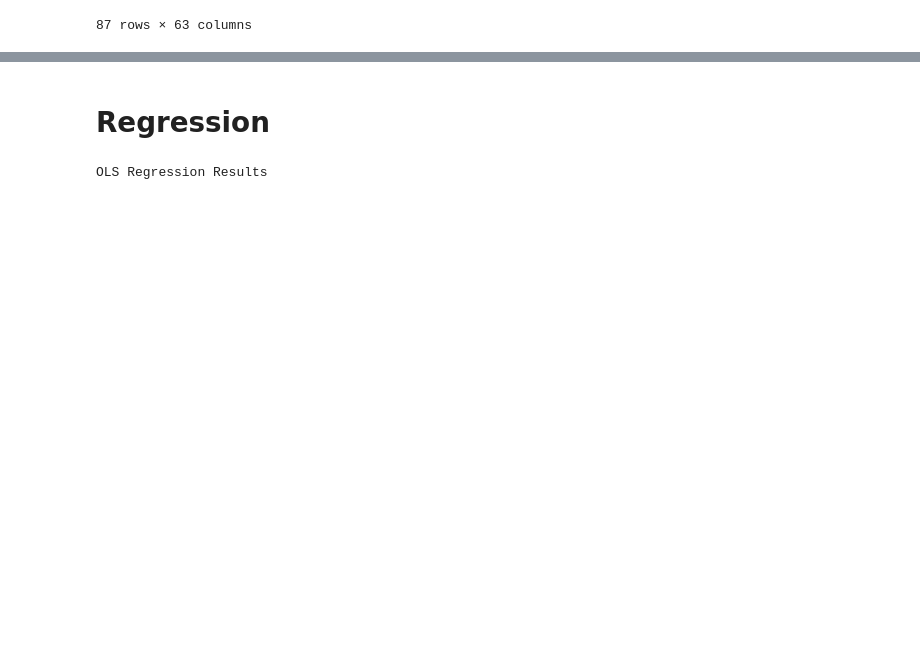
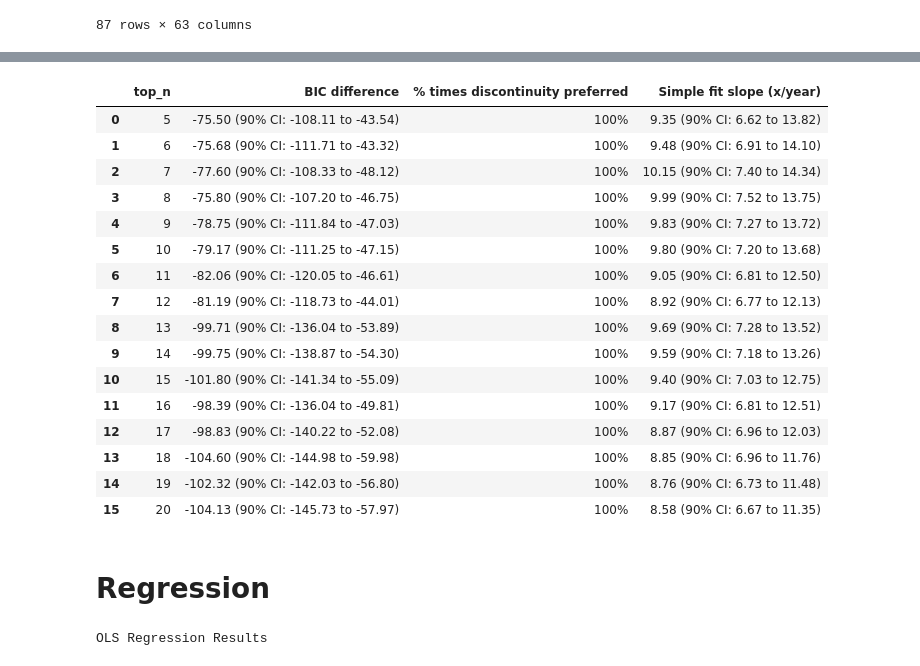
Before and after one commit to epoch-research/open-model-trends, a Jupyter notebook: compute_analysis.ipynb, the cells around one changed output, grey strips where cells are left out. Cells and saved outputs as stored; diff of their text form; code cells hidden in the pictures; blank space fills up the shorter version.

```diff
--- a/compute_analysis.ipynb
+++ b/compute_analysis.ipynb
@@ -265,3 +904,23 @@ access_df[(access_df['top_10_at_release'] == True) & (access_df['Model open/clos
+# %%
+df_results
+# %% [output]
+|  | top_n | BIC difference | % times discontinuity preferred | Simple fit slope (x/year) |
+| 0 | 5 | -75.50 (90% CI: -108.11 to -43.54) | 100% | 9.35 (90% CI: 6.62 to 13.82) |
+| 1 | 6 | -75.68 (90% CI: -111.71 to -43.32) | 100% | 9.48 (90% CI: 6.91 to 14.10) |
+| 2 | 7 | -77.60 (90% CI: -108.33 to -48.12) | 100% | 10.15 (90% CI: 7.40 to 14.34) |
+| 3 | 8 | -75.80 (90% CI: -107.20 to -46.75) | 100% | 9.99 (90% CI: 7.52 to 13.75) |
+| 4 | 9 | -78.75 (90% CI: -111.84 to -47.03) | 100% | 9.83 (90% CI: 7.27 to 13.72) |
+| 5 | 10 | -79.17 (90% CI: -111.25 to -47.15) | 100% | 9.80 (90% CI: 7.20 to 13.68) |
+| 6 | 11 | -82.06 (90% CI: -120.05 to -46.61) | 100% | 9.05 (90% CI: 6.81 to 12.50) |
+| 7 | 12 | -81.19 (90% CI: -118.73 to -44.01) | 100% | 8.92 (90% CI: 6.77 to 12.13) |
+| 8 | 13 | -99.71 (90% CI: -136.04 to -53.89) | 100% | 9.69 (90% CI: 7.28 to 13.52) |
+| 9 | 14 | -99.75 (90% CI: -138.87 to -54.30) | 100% | 9.59 (90% CI: 7.18 to 13.26) |
+| 10 | 15 | -101.80 (90% CI: -141.34 to -55.09) | 100% | 9.40 (90% CI: 7.03 to 12.75) |
+| 11 | 16 | -98.39 (90% CI: -136.04 to -49.81) | 100% | 9.17 (90% CI: 6.81 to 12.51) |
+| 12 | 17 | -98.83 (90% CI: -140.22 to -52.08) | 100% | 8.87 (90% CI: 6.96 to 12.03) |
+| 13 | 18 | -104.60 (90% CI: -144.98 to -59.98) | 100% | 8.85 (90% CI: 6.96 to 11.76) |
+| 14 | 19 | -102.32 (90% CI: -142.03 to -56.80) | 100% | 8.76 (90% CI: 6.73 to 11.48) |
+| 15 | 20 | -104.13 (90% CI: -145.73 to -57.97) | 100% | 8.58 (90% CI: 6.67 to 11.35) |
 # %% [markdown]
 # Regression
 # %%
```
Also changed, not shown: parts of 35 cells of this notebook.
